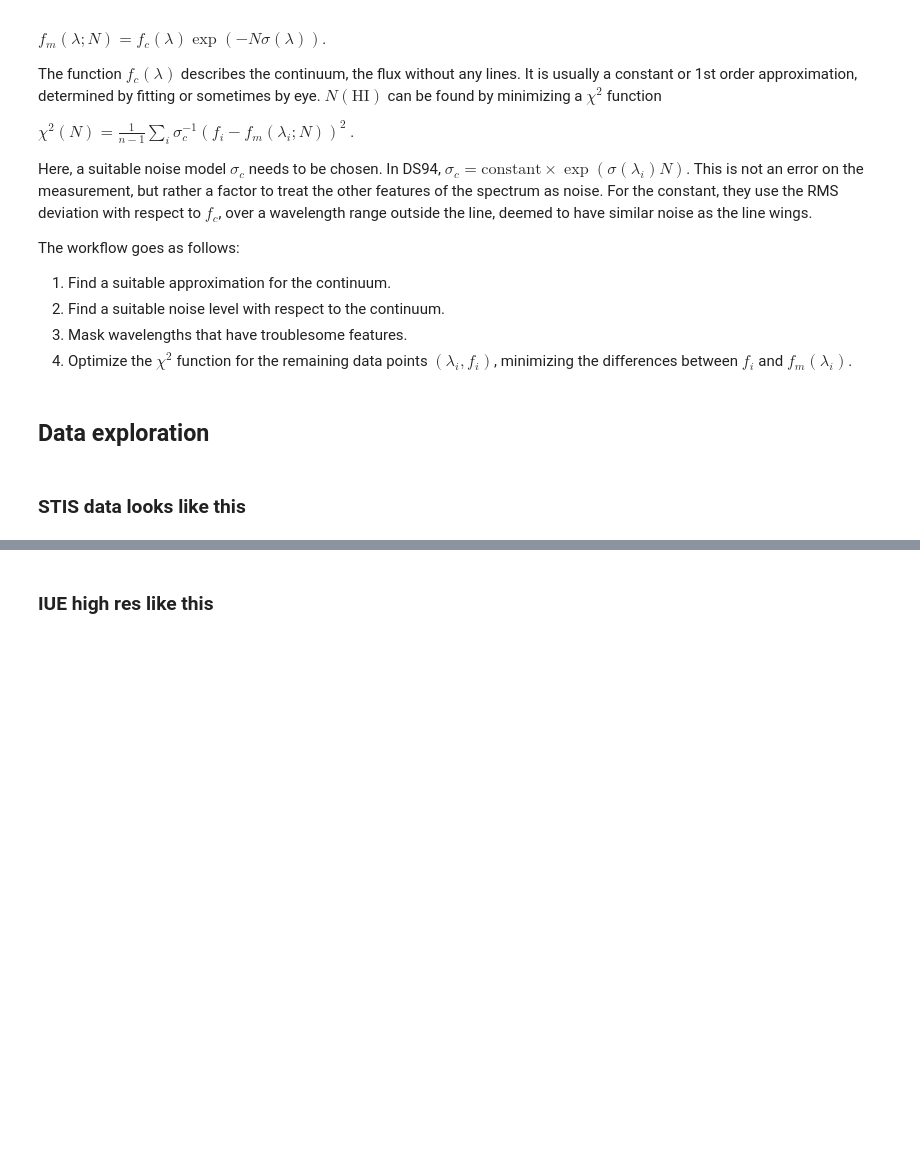
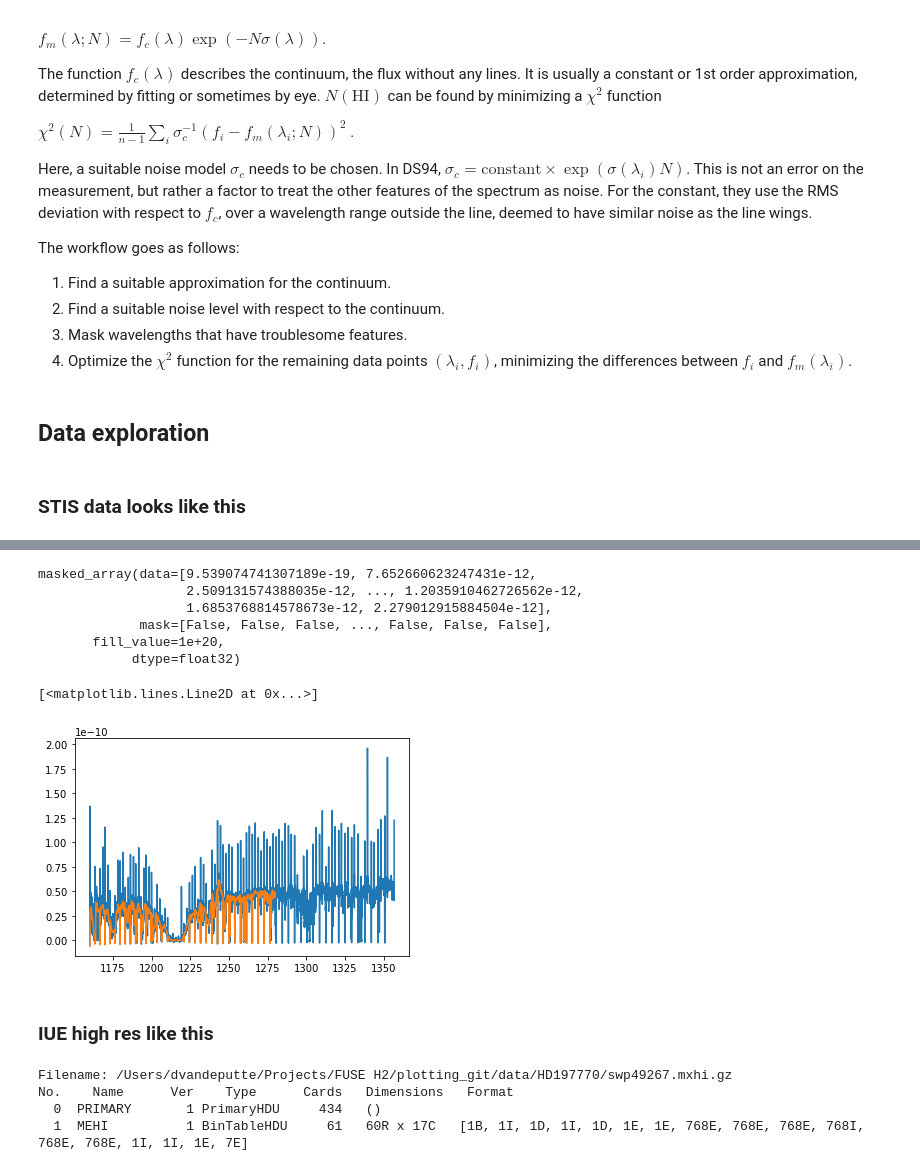
Before and after one commit to drvdputt/dust_fuse_h2, a Jupyter notebook: lyafitting.ipynb, the cells around one changed output, grey strips where cells are left out. Drawn from its saved outputs; the diff is of its cells as text; code cells hidden in the pictures; blank space fills up the shorter version.

```diff
--- a/lyafitting.ipynb
+++ b/lyafitting.ipynb
@@ -91,25 +116,83 @@ t
+# %%
+t['ERROR'][20]
+# %% [output]
+masked_array(data=[9.539074741307189e-19, 7.652660623247431e-12,
+                   2.509131574388035e-12, ..., 1.2035910462726562e-12,
+                   1.6853768814578673e-12, 2.279012915884504e-12],
+             mask=[False, False, False, ..., False, False, False],
+       fill_value=1e+20,
+            dtype=float32)
 # %%
 import numpy as np
-def stis_merge_orders(t):
+def stis_merge_orders(t, extra_columns=None):
     """
     Put the data from all spectral orders of a set of STIS data into one big array
+
+    t: Table containing STIS data
+
+    extra_columns: list of strings, indicating columns other than 'WAVELENGTH' and 'FLUX' to be merged and sorted
 
     Returns
     -------
         allwavs, allflux: ndarray, wavelengths and fluxes, sorted by wavelength
+
+        list of arrays: if extra_columns is not None, the requested columns merged and sorted in the same way
     """
     allwavs = np.concatenate(t['WAVELENGTH'])
     allflux = np.concatenate(t['FLUX'])
-    return sort_by_wav(allwavs, allflux)
+    idxs = np.argsort(allwavs)
+
+    if extra_columns is None:
+        return allwavs[idxs], allflux[idxs]
+    else:
+        extras = []
+        for name in extra_columns:
+            if not isinstance(t[name], np.ndarray):
+                print("This STIS data column does not have per-wavelength data: ", name)
+                raise
+            extras.append(np.concatenate(t[name]))
+        return allwavs[idxs], allflux[idxs], [array[idxs] for array in extras]
+
+def stis_binned(t, numbins):
+    wavmin = 1150
+    wavmax = 1280
+    wavbins = np.linspace(wavmin, wavmax, numbins, endpoint=True)
+
+    wavs, flux, (errs,) = stis_merge_orders(t, extra_columns=['ERROR'])
+
+    # np.digitize returns list of indices. 1 means that the data point is between wav[0] (first) and wav[1]
+    # n-1 means between wav[n-2] and wav[n-1] (last). 0 and n mean out of range.
+    bs = np.digitize(wavs, wavbins)
+    newwavs = np.zeros(len(wavbins) - 1)
+    newflux = np.zeros(len(wavbins) - 1)
+    for i in range(0, len(wavbins) - 1):
+        b = i + 1 # from 1 to n-1
+        in_bin = bs == i+1
+
+        weights = 1 / np.square(errs[in_bin])
+        newwavs[i] = np.average(wavs[in_bin], weights=weights)
+        newflux[i] = np.average(flux[in_bin], weights=weights)
+
+    return newwavs, newflux
 # %%
 # try plotting this
 x, y = stis_merge_orders(t)
+xbin, ybin = stis_binned(t, 1000)
 plt.plot(x, y)
+plt.plot(xbin, ybin)
+# %% [output]
+[<matplotlib.lines.Line2D at 0x...>]
+[figure, added]
 # %% [markdown]
 ### IUE high res like this
 # %%
-spectrum_file = '/Users/dvandeputte/Projects/FUSE H2/plotting_git/data/HD094493/swp49770.mxhi.gz'
+spectrum_file = '/Users/dvandeputte/Projects/FUSE H2/plotting_git/data/HD197770/swp49267.mxhi.gz'
 fits.info(spectrum_file)
+# %% [output]
+Filename: /Users/dvandeputte/Projects/FUSE H2/plotting_git/data/HD197770/swp49267.mxhi.gz
+No.    Name      Ver    Type      Cards   Dimensions   Format
+  0  PRIMARY       1 PrimaryHDU     434   ()
+  1  MEHI          1 BinTableHDU     61   60R x 17C   [1B, 1I, 1D, 1I, 1D, 1E, 1E, 768E, 768E, 768E, 768I, 768E, 768E, 1I, 1I, 1E, 7E]
 # %%
 t = Table.read(spectrum_file)
 t
```
Also changed, not shown: parts of 9 cells of this notebook, 2 other files.
